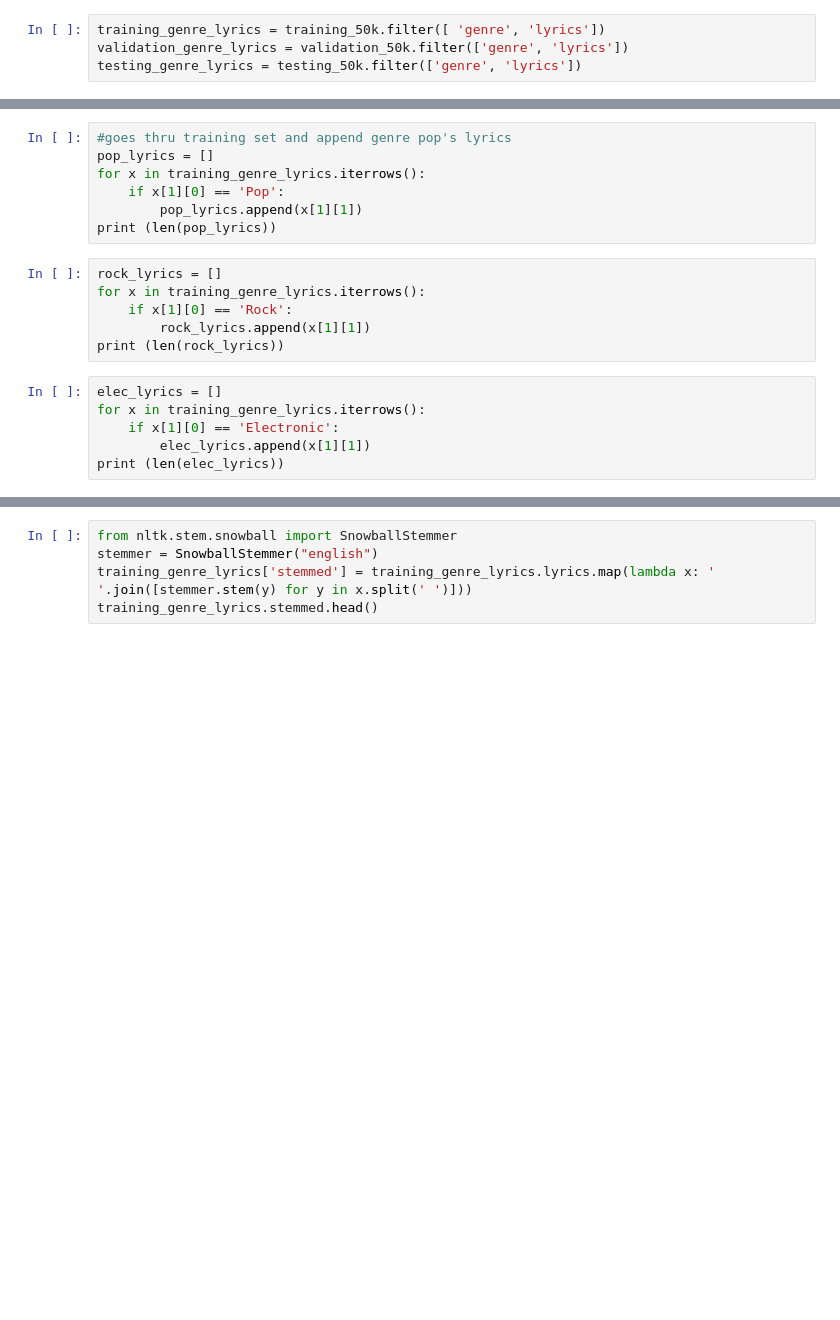
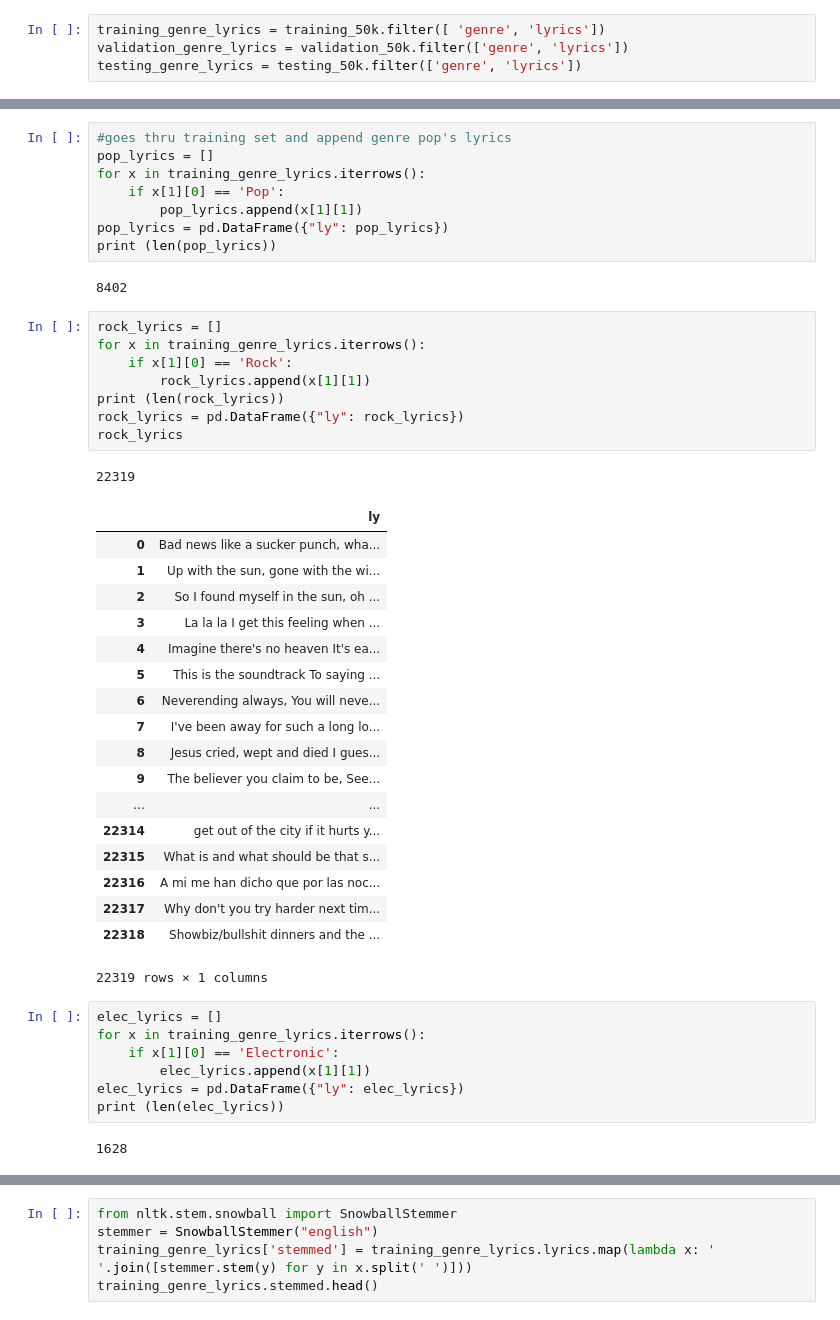
Before and after one commit to raghav96/CSE158Assignment2, a Jupyter notebook: Assignment 2.ipynb, the cells around one changed output, grey strips where cells are left out. Saved outputs shown, nothing was run; the diff lists cells and outputs as text; blank space fills up the shorter version.

```diff
--- a/Assignment 2.ipynb
+++ b/Assignment 2.ipynb
@@ -79,19 +79,47 @@ pop_lyrics = []
 for x in training_genre_lyrics.iterrows():
     if x[1][0] == 'Pop':
         pop_lyrics.append(x[1][1])
+pop_lyrics = pd.DataFrame({"ly": pop_lyrics})
 print (len(pop_lyrics))
+# %% [output]
+8402
 # %%
 rock_lyrics = []
 for x in training_genre_lyrics.iterrows():
     if x[1][0] == 'Rock':
         rock_lyrics.append(x[1][1])
 print (len(rock_lyrics))
+rock_lyrics = pd.DataFrame({"ly": rock_lyrics})
+rock_lyrics
+# %% [output]
+22319
+|  | ly |
+| 0 | Bad news like a sucker punch, wha... |
+| 1 | Up with the sun, gone with the wi... |
+| 2 | So I found myself in the sun, oh ... |
+| 3 | La la la I get this feeling when ... |
+| 4 | Imagine there's no heaven It's ea... |
+| 5 | This is the soundtrack To saying ... |
+| 6 | Neverending always, You will neve... |
+| 7 | I've been away for such a long lo... |
+| 8 | Jesus cried, wept and died I gues... |
+| 9 | The believer you claim to be, See... |
+| ... | ... |
+| 22314 | get out of the city if it hurts y... |
+| 22315 | What is and what should be that s... |
+| 22316 | A mi me han dicho que por las noc... |
+| 22317 | Why don't you try harder next tim... |
+| 22318 | Showbiz/bullshit dinners and the ... |
+22319 rows × 1 columns
 # %%
 elec_lyrics = []
 for x in training_genre_lyrics.iterrows():
     if x[1][0] == 'Electronic':
         elec_lyrics.append(x[1][1])
+elec_lyrics = pd.DataFrame({"ly": elec_lyrics})
 print (len(elec_lyrics))
+# %% [output]
+1628
 # %%
 other_lyrics = []
 for x in training_genre_lyrics.iterrows():
```
Also changed, not shown: parts of 21 cells of this notebook.
